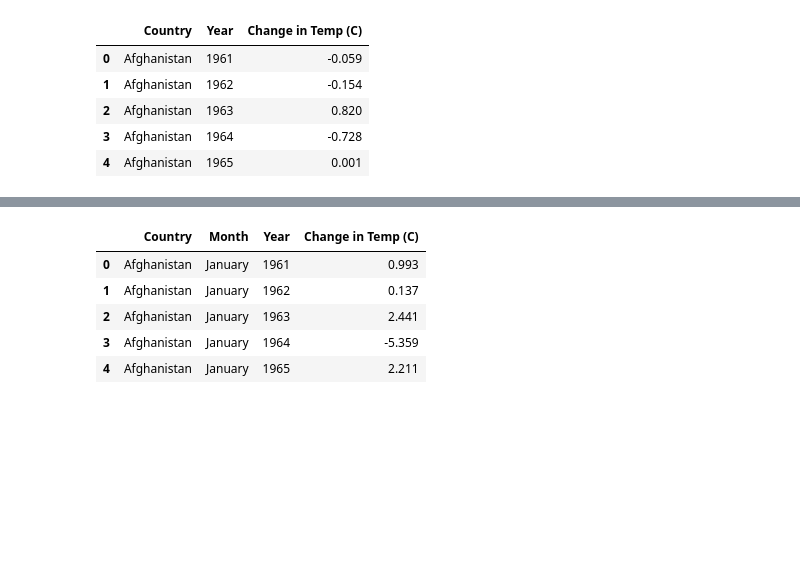
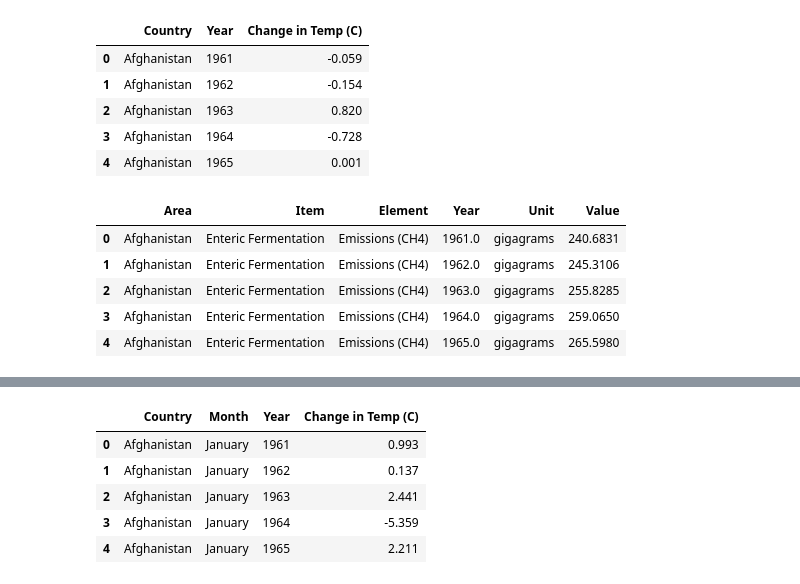
Before and after one commit to jenpusz/Project-2, a Jupyter notebook: engine.ipynb, the cells around one changed output, grey strips where cells are left out. Saved outputs shown, nothing was run; the diff lists cells and outputs as text; code cells hidden in the pictures; blank space fills up the shorter version.

```diff
--- a/engine.ipynb
+++ b/engine.ipynb
@@ -34,3 +34,14 @@ year_temp_df.head()
 | 2 | Afghanistan | 1963 | 0.820 |
 | 3 | Afghanistan | 1964 | -0.728 |
 | 4 | Afghanistan | 1965 | 0.001 |
+# %%
+csv_file = "Final_CSVs/agriculture_emissions_final.csv"
+ag_emi_df = pd.read_csv(csv_file)
+ag_emi_df.head()
+# %% [output]
+|  | Area | Item | Element | Year | Unit | Value |
+| 0 | Afghanistan | Enteric Fermentation | Emissions (CH4) | 1961.0 | gigagrams | 240.6831 |
+| 1 | Afghanistan | Enteric Fermentation | Emissions (CH4) | 1962.0 | gigagrams | 245.3106 |
+| 2 | Afghanistan | Enteric Fermentation | Emissions (CH4) | 1963.0 | gigagrams | 255.8285 |
+| 3 | Afghanistan | Enteric Fermentation | Emissions (CH4) | 1964.0 | gigagrams | 259.0650 |
+| 4 | Afghanistan | Enteric Fermentation | Emissions (CH4) | 1965.0 | gigagrams | 265.5980 |
```
Also changed, not shown: parts of 9 cells of this notebook.
